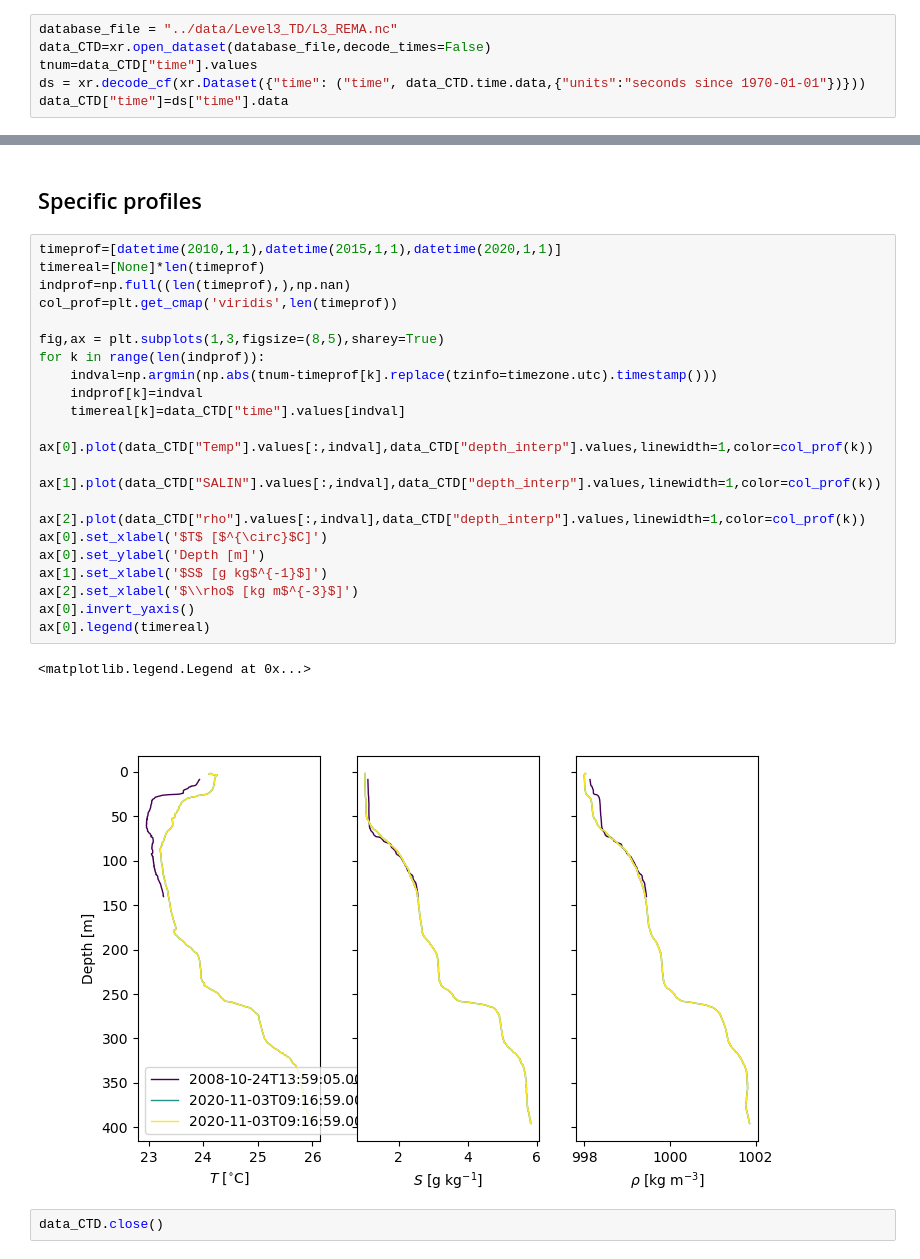
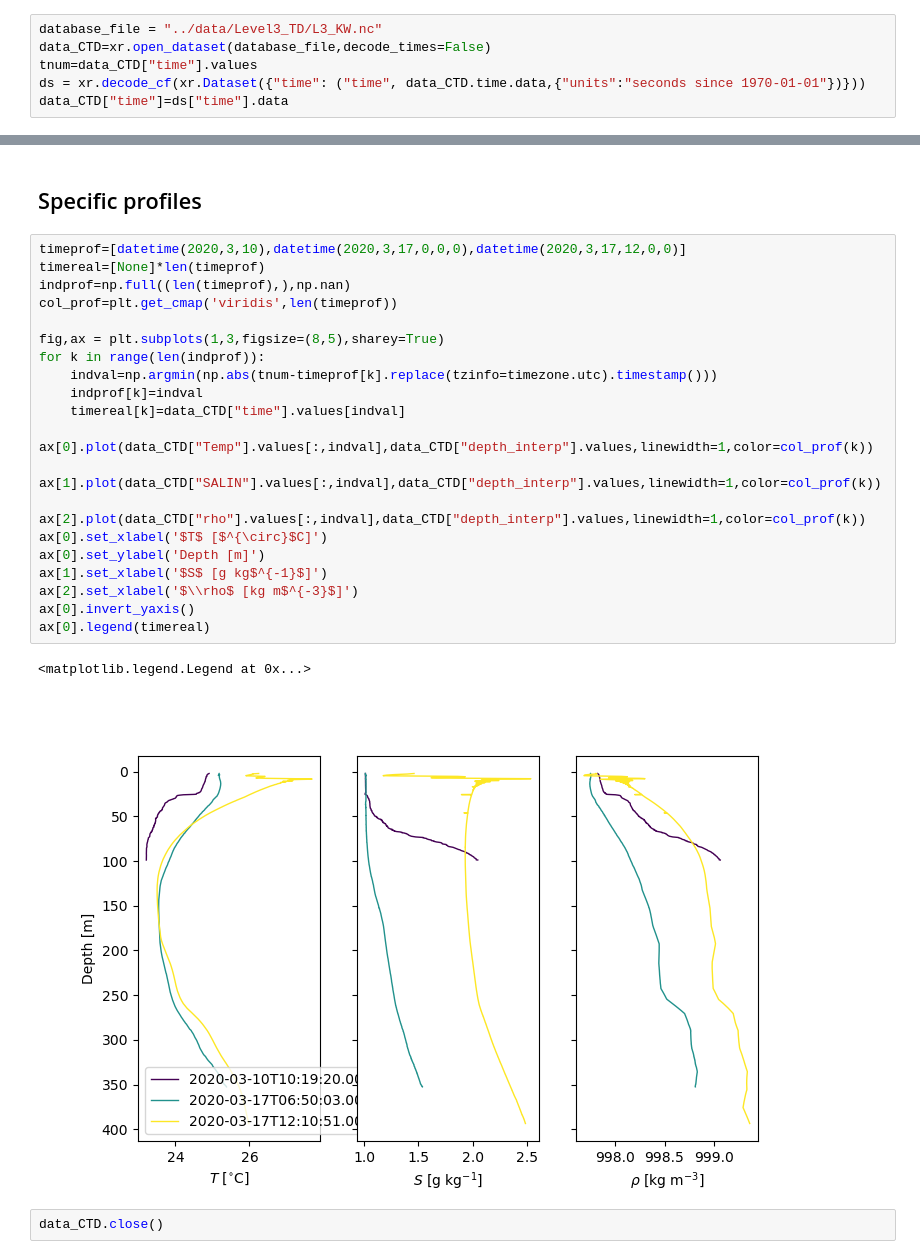
Before and after one commit to tdoda/lake-kivu-ctd-database, a Jupyter notebook: notebooks/plot_database.ipynb, the cells around one changed output, grey strips where cells are left out. Drawn from its saved outputs; the diff is of its cells as text.

```diff
--- a/notebooks/plot_database.ipynb
+++ b/notebooks/plot_database.ipynb
@@ -21,7 +21,7 @@ dmin=260
 # %% [output]
 Autosaving every 1 seconds
 # %%
-database_file = "../data/Level3_TD/L3_REMA.nc"
+database_file = "../data/Level3_TD/L3_KW.nc"
 data_CTD=xr.open_dataset(database_file,decode_times=False)
 tnum=data_CTD["time"].values
 ds = xr.decode_cf(xr.Dataset({"time": ("time", data_CTD.time.data,{"units":"seconds since 1970-01-01"})}))
@@ -79,27 +79,27 @@ ax[0].invert_yaxis()
 # %% [markdown]
 ## Specific profiles
 # %%
-timeprof=[datetime(2010,1,1),datetime(2015,1,1),datetime(2020,1,1)]
+timeprof=[datetime(2020,3,10),datetime(2020,3,17,0,0,0),datetime(2020,3,17,12,0,0)]
 timereal=[None]*len(timeprof)
 indprof=np.full((len(timeprof),),np.nan)
 col_prof=plt.get_cmap('viridis',len(timeprof))
 
 fig,ax = plt.subplots(1,3,figsize=(8,5),sharey=True)
 for k in range(len(indprof)):
     indval=np.argmin(np.abs(tnum-timeprof[k].replace(tzinfo=timezone.utc).timestamp()))
     indprof[k]=indval
     timereal[k]=data_CTD["time"].values[indval]
     ax[0].plot(data_CTD["Temp"].values[:,indval],data_CTD["depth_interp"].values,linewidth=1,color=col_prof(k))
     ax[1].plot(data_CTD["SALIN"].values[:,indval],data_CTD["depth_interp"].values,linewidth=1,color=col_prof(k))
     ax[2].plot(data_CTD["rho"].values[:,indval],data_CTD["depth_interp"].values,linewidth=1,color=col_prof(k))
 ax[0].set_xlabel('$T$ [$^{\circ}$C]')
 ax[0].set_ylabel('Depth [m]')
 ax[1].set_xlabel('$S$ [g kg$^{-1}$]')
 ax[2].set_xlabel('$\\rho$ [kg m$^{-3}$]')
 ax[0].invert_yaxis()
 ax[0].legend(timereal)
 # %% [output]
 <matplotlib.legend.Legend at 0x...>
-[figure, old version]
+[figure, new version]
 # %%
 data_CTD.close()
```
Also changed, not shown: parts of 2 cells of this notebook, 3 other files.
